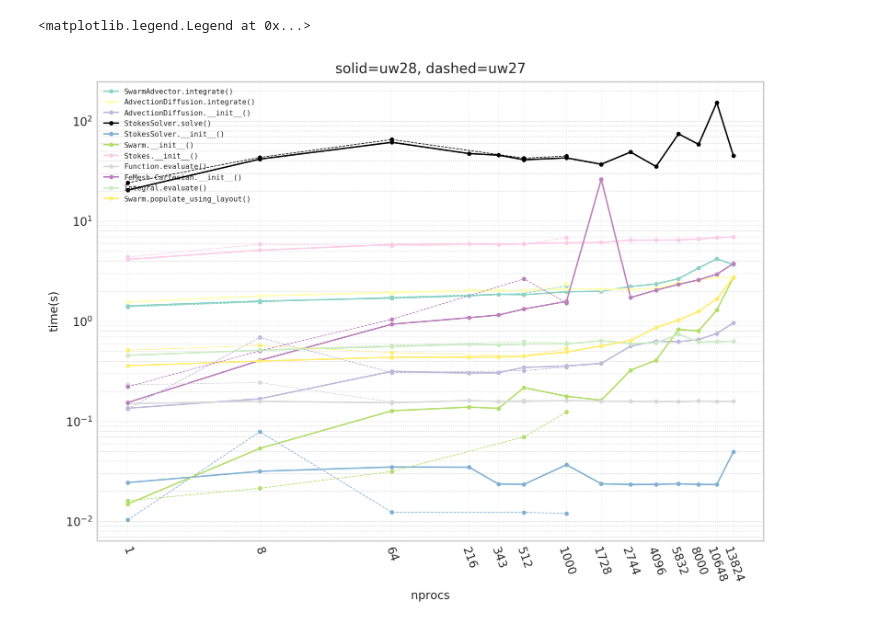
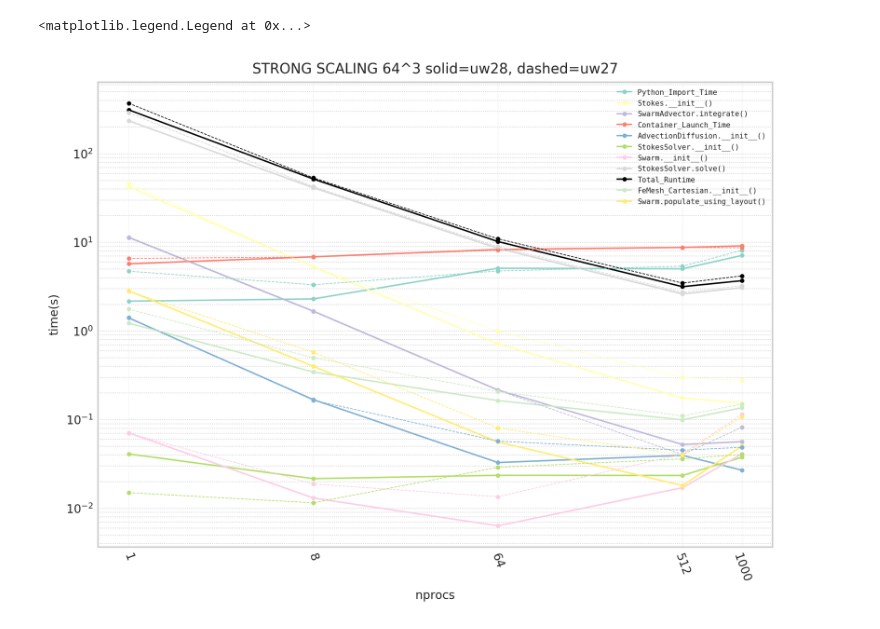
Before and after one commit to underworldcode/scaling_scripts, a Jupyter notebook: scaling_graphs.ipynb, the cells around one changed output. Cells and saved outputs as stored; diff of their text form; code cells hidden in the pictures.

```diff
--- a/scaling_graphs.ipynb
+++ b/scaling_graphs.ipynb
@@ -9,0 +7,9 @@ minproc = 0
+# %%
+# Below are the filenames to grab data from
+
+bases = [
+# "20190710_uw28/Weak_Scaling_32_Shifter_UW28_IO_2",
+"20190711_uw28/Strong_Scaling_64_UW28_IO_0",
+# "uw27/Weak_Scaling_32_Shifter_UW27_without_IO",
+"uw27/Strong_Scaling_64_Shifter_UW27_without_IO",
+]
@@ -63,11 +84,11 @@ VRMS = 0.004026318831795491
 # This is data no recorded by `uw.timing` module, and is explicitly
 # recorded into the outputted json file.  This is used for Python load time
 # and container start time.
-# LMoresi, you can just comment this out probably.
-# for key,listjsons in jsons.items():
-#     for guy in listjsons:
-#         othertiming =  guy[u'Other_timing']
-#         for otherk, otherv in othertiming.items():
-#             othertiming[otherk] = [1, otherv]
-#         guy.update(othertiming)
+for json in jsons:
+    for key,listjsons in json.items():
+        for guy in listjsons:
+            othertiming =  guy[u'Other_timing']
+            for otherk, otherv in othertiming.items():
+                othertiming[otherk] = [1, otherv]
+            guy.update(othertiming)
 # %%
@@ -111,16 +124,3 @@ funcs
-# %%
-funcs = [
-#  'FeMesh.load()',
-#  'FeMesh.save()',
-#  'MeshVariable.load()',
-#  'MeshVariable.save()',
- 'Swarm.load()',
- 'Swarm.save()',
- 'SwarmVariable.load()',
- 'SwarmVariable.save()',
-#  'Figure.save()',
- 'StokesSolver.solve()'
-]
 # %%
 # Collect data from jsons
 def collect_data_from_jsons(jsonguy):
@@ -175,34 +176,34 @@ ax.set_xlabel("nprocs")
 ax.set_ylabel("time(s)")
 sortedprocs = sorted(list(nrpoc_set))
 ax.xaxis.set_ticks(sortedprocs)
 ax.xaxis.set_ticklabels(sortedprocs, rotation=-70)
 ax.grid(axis="y", which="both",linestyle=':',linewidth=0.5)
 ax.grid(axis="x", linestyle=':',linewidth=0.2)
 linestyles = ['-','--',':']
 linewidths = [1.,0.5,0.5]
-plt.title("solid=uw28, dashed=uw27")
+plt.title("STRONG SCALING 64^3 solid=uw28, dashed=uw27")
 from matplotlib.pyplot import cm
 import numpy as np
 colours = cm.Set3(np.linspace(0,1,len(funcs)))
 
 for index, dat in enumerate(dats):
     colind = 0
     for key, value in dat.items():
         xy = []
         for entry in value:
             xy.append((entry[1],entry[2]))
         sorteddat = sorted(xy, key=lambda x: x[0], reverse=False)
-        if key=='StokesSolver.solve()':
+        if key=='Total_Runtime':
             col = "black"
             lw  = 1.5
         else:
             col = colours[colind]
             lw = 0.5
         if index!=0: key=None
         ax.plot([x[0] for x in sorteddat],[x[1] for x in sorteddat], label=key, color=col, linestyle=linestyles[index], marker='o', markersize=2,linewidth=linewidths[index])
         colind+=1
 ax.legend( prop={'family': 'monospace', 'size':5})
 # %% [output]
 <matplotlib.legend.Legend at 0x...>
-[figure, old version]
+[figure, new version]
 # %%
```
Also changed, not shown: parts of 8 cells of this notebook, 1 other file.
